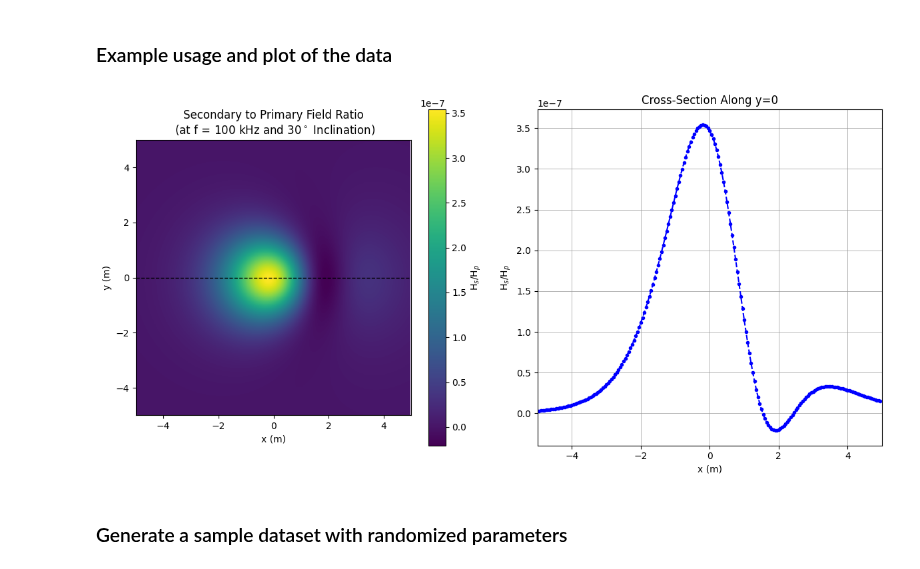
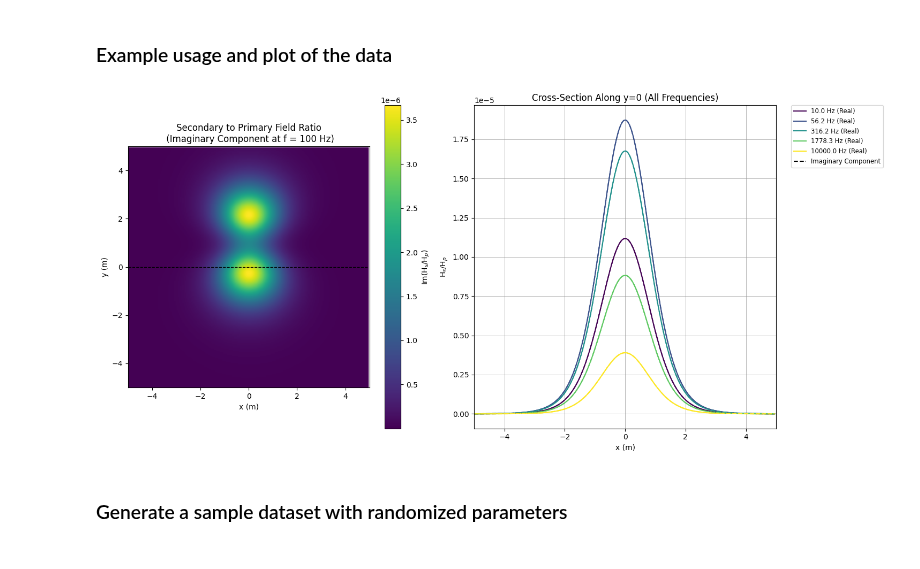
Before and after one commit to matthewhasman/Geophysical-Electromagnetic-Scanner, a Jupyter notebook: forward_simulation_demo.ipynb, the cells around one changed output. Saved outputs shown, nothing was run; the diff lists cells and outputs as text; code cells hidden in the pictures.

```diff
--- a/forward_simulation_demo.ipynb
+++ b/forward_simulation_demo.ipynb
@@ -7,7 +7,7 @@ import matplotlib.pyplot as plt
 # %% [markdown]
 ### Example usage and plot of the data
 # %%
-f = np.logspace(2,5,20)
+f = np.logspace(1,4,5)
 dx = 0.05
 xmin = -5
 xmax = 5
@@ -17,59 +17,86 @@ response = forward_simulation.fem_pipe(
     mu=4*np.pi*10**(-7),
     xc=-1.0,
     yc=0.0,
-    zc=3.0,
-    dincl=30.0,
-    ddecl=90.0,
+    zc=2.0,
+    dincl=0.0,
+    ddecl=0.0,
     dipole_dist=1.0,
     sensor_ht=0.05,
     f=f,
     xmin=xmin,
     xmax=xmax,
     dx=dx,
     N_loops=100,
     length=1.5,
     rad=0.5,
 )
 
 xp = np.arange(xmin, xmax, dx)
 yp = np.arange(xmin, xmax, dx)
-real_response = np.real(response[:, :, -1])
-imag_response = np.imag(response[:, :, -1])
 
-fig, ax = plt.subplots(1, 2, figsize=(12, 6))
+# Create figure with two subplots
+fig, ax = plt.subplots(1, 2, figsize=(15, 7))
 
-kx = int(np.ceil(xp.size / 2.0))
-ax[1].plot(yp[:], imag_response[kx, :], ".--b")
-ax[1].set_xlabel("x (m)")
-ax[1].set_ylabel("H$_s$/H$_p$")
-ax[1].set_title("Cross-Section Along y=0")
-ax[1].grid(which="major", color="0.6", linestyle="-", linewidth="0.5")
-ax[1].grid(which="minor", color="0.6", linestyle="-", linewidth="0.5")
-ax[1].set_xlim(np.r_[xmin, xmax])
-
+# Plot left panel - keep the imshow of the first frequency
+imag_response = np.real(response[:, :, 0])
 vminI = imag_response.min()
 vmaxI = imag_response.max()
 ax[0].plot(np.r_[xp.min(), xp.max()], np.zeros(2), "k--", lw=1)
-clb = plt.colorbar(
-    ax[0].imshow(
-        imag_response,
-        extent=[xp.min(), xp.max(), yp.min(), yp.max()],
-        vmin=vminI,
-        vmax=vmaxI,
-    ),
-    ax=ax[0],
+im = ax[0].imshow(
+    imag_response,
+    extent=[xp.min(), xp.max(), yp.min(), yp.max()],
+    vmin=vminI,
+    vmax=vmaxI,
 )
+clb = plt.colorbar(im, ax=ax[0])
 ax[0].set_xlim(np.r_[xmin, xmax])
 ax[0].set_ylim(np.r_[xmin, xmax])
 ax[0].set_xlabel("x (m)")
 ax[0].set_ylabel("y (m)")
-ax[0].set_title("Secondary to Primary Field Ratio\n (at f = 100 kHz and 30$^\circ$ Inclination)")
-clb.set_label("H$_s$/H$_p$")
+ax[0].set_title("Secondary to Primary Field Ratio\n (Imaginary Component at f = 100 Hz)")
+clb.set_label("Im(H$_s$/H$_p$)")
+
+# For right panel - overlay plots for each frequency
+kx = int(np.ceil(xp.size / 2.0))
+colors = plt.cm.viridis(np.linspace(0, 1, len(f)))
+
+# Plot real component
+for i, freq in enumerate(f):
+    real_response = np.imag(response[:, :, i])
+    ax[1].plot(xp[:], real_response[kx, :], '-', color=colors[i],
+               label=f"{freq:.1f} Hz (Real)")
+
+# Plot imaginary component for each frequency
+for i, freq in enumerate(f):
+    imag_response = np.imag(response[:, :, i])
+    ax[1].plot(xp[:], imag_response[kx, :], '--', color=colors[i])
+
+ax[1].set_xlabel("x (m)")
+ax[1].set_ylabel("H$_s$/H$_p$")
+ax[1].set_title("Cross-Section Along y=0 (All Frequencies)")
+ax[1].grid(True, which="both", color="0.6", linestyle="-", linewidth="0.5")
+ax[1].set_xlim(np.r_[xmin, xmax])
+
+# Create a custom legend that combines real and imaginary
+custom_lines = []
+custom_labels = []
+for i, freq in enumerate(f):  # Show subset of frequencies in legend
+    custom_lines.append(plt.Line2D([0], [0], color=colors[i], linestyle='-'))
+    custom_labels.append(f"{freq:.1f} Hz (Real)")
+
+# Add one example of dashed line to show imaginary
+custom_lines.append(plt.Line2D([0], [0], color='black', linestyle='--'))
+custom_labels.append("Imaginary Component")
+
+# Place legend outside the plot
+ax[1].legend(custom_lines, custom_labels, loc='upper left', bbox_to_anchor=(1.05, 1),
+             borderaxespad=0., fontsize='small')
 
 plt.tight_layout()
+plt.subplots_adjust(right=0.85)  # Make room for the legend
 plt.show()
 # %% [output]
-[figure, old version]
+[figure, new version]
 # %% [markdown]
 ### Generate a sample dataset with randomized parameters
 # %%
```
Also changed, not shown: parts of 1 cell of this notebook, 12 other files.
